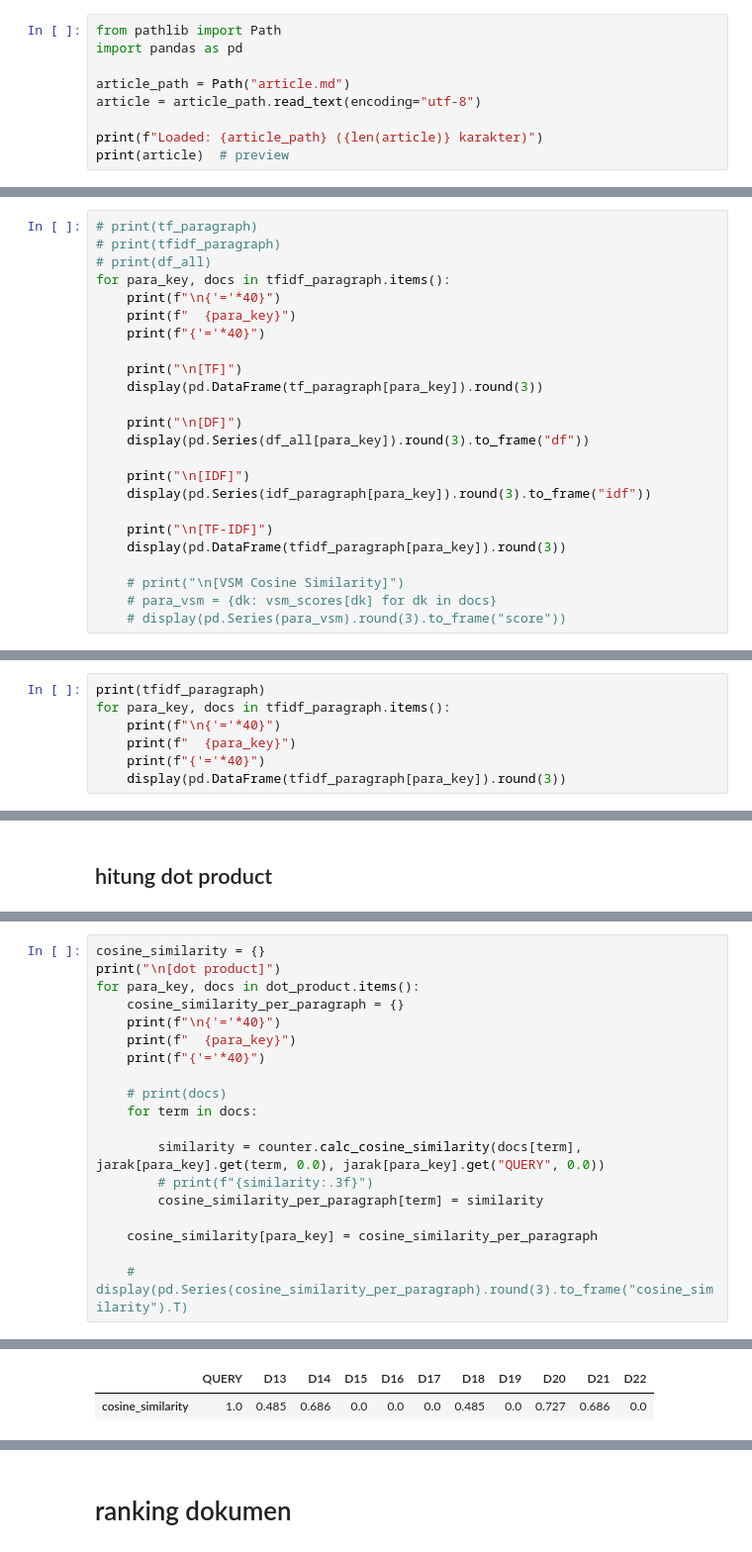
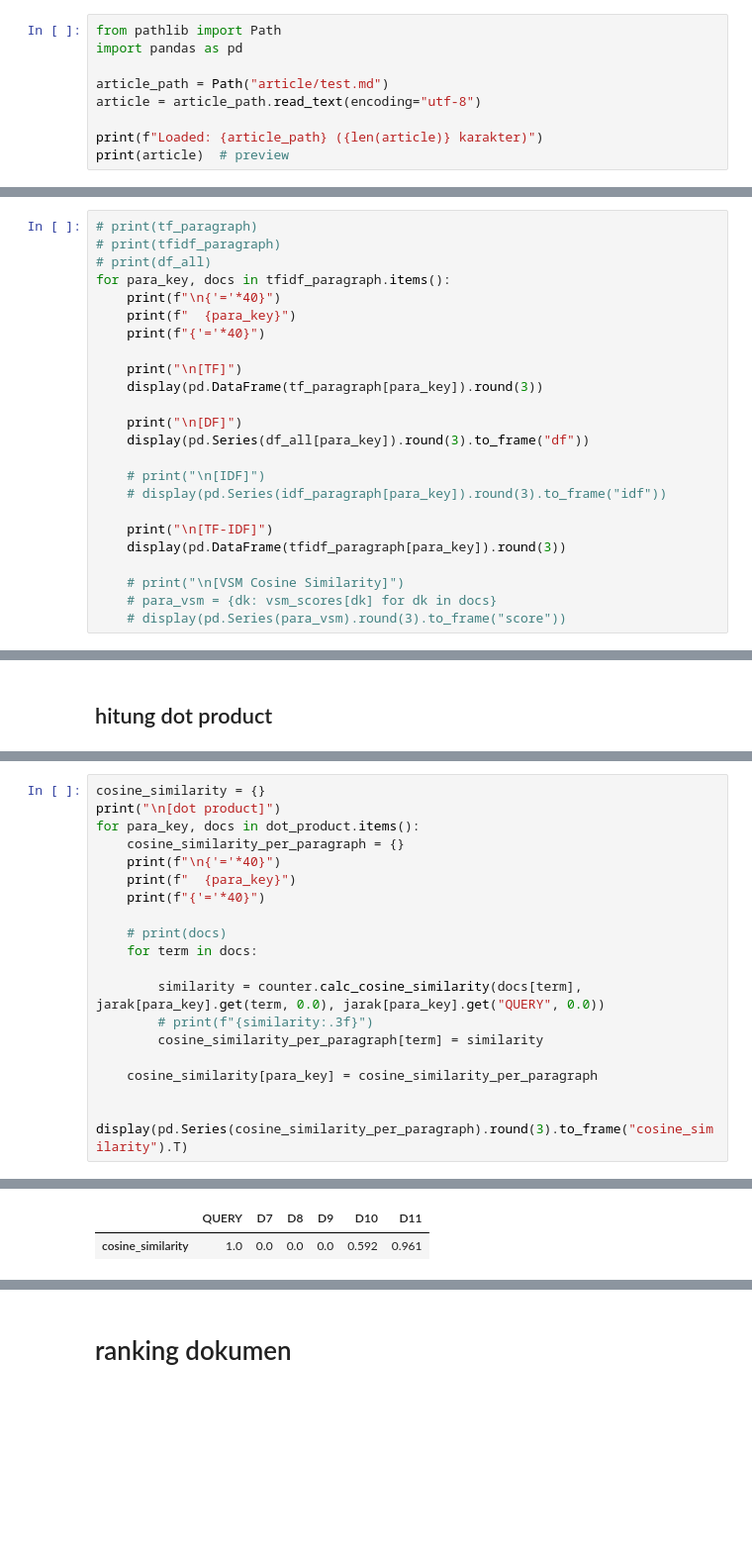
Before and after one commit to juanaxyz/Summaryzation-System-Using-TF-IDF-and-VSM, a Jupyter notebook: main.ipynb, the cells around one changed output, grey strips where cells are left out. Shown at 99% size. Cells and saved outputs as stored; diff of their text form; blank space fills up the shorter version.

```diff
--- a/main.ipynb
+++ b/main.ipynb
@@ -33,7 +30,7 @@ The autoreload extension is already loaded. To reload it, use:
 from pathlib import Path
 import pandas as pd
 
-article_path = Path("article.md")
+article_path = Path("article/test.md")
 article = article_path.read_text(encoding="utf-8")
 
 print(f"Loaded: {article_path} ({len(article)} karakter)")
@@ -207,8 +208,8 @@ for para_key, docs in tfidf_paragraph.items():
     print("\n[DF]")
     display(pd.Series(df_all[para_key]).round(3).to_frame("df"))
 
-    print("\n[IDF]")
-    display(pd.Series(idf_paragraph[para_key]).round(3).to_frame("idf"))
+    # print("\n[IDF]")
+    # display(pd.Series(idf_paragraph[para_key]).round(3).to_frame("idf"))
 
     print("\n[TF-IDF]")
     display(pd.DataFrame(tfidf_paragraph[para_key]).round(3))
@@ -357,7 +371,0 @@ for para_key, docs in jarak.items():
-# %%
-print(tfidf_paragraph)
-for para_key, docs in tfidf_paragraph.items():
-    print(f"\n{'='*40}")
-    print(f"  {para_key}")
-    print(f"{'='*40}")
-    display(pd.DataFrame(tfidf_paragraph[para_key]).round(3))
@@ -450,7 +410,7 @@ for para_key, docs in dot_product.items():
 
     cosine_similarity[para_key] = cosine_similarity_per_paragraph
 
-    # display(pd.Series(cosine_similarity_per_paragraph).round(3).to_frame("cosine_similarity").T)
+    display(pd.Series(cosine_similarity_per_paragraph).round(3).to_frame("cosine_similarity").T)
 # %% [output]
 [dot product]
 
@@ -467,8 +427,8 @@ for para_key, docs in dot_product.items():
 ========================================
   P3
 ========================================
-|  | QUERY | D13 | D14 | D15 | D16 | D17 | D18 | D19 | D20 | D21 | D22 |
-| cosine_similarity | 1.0 | 0.485 | 0.686 | 0.0 | 0.0 | 0.0 | 0.485 | 0.0 | 0.727 | 0.686 | 0.0 |
+|  | QUERY | D7 | D8 | D9 | D10 | D11 |
+| cosine_similarity | 1.0 | 0.0 | 0.0 | 0.0 | 0.592 | 0.961 |
 ========================================
   P4
 ========================================
```
Also changed, not shown: parts of 13 cells of this notebook, 8 other files.
